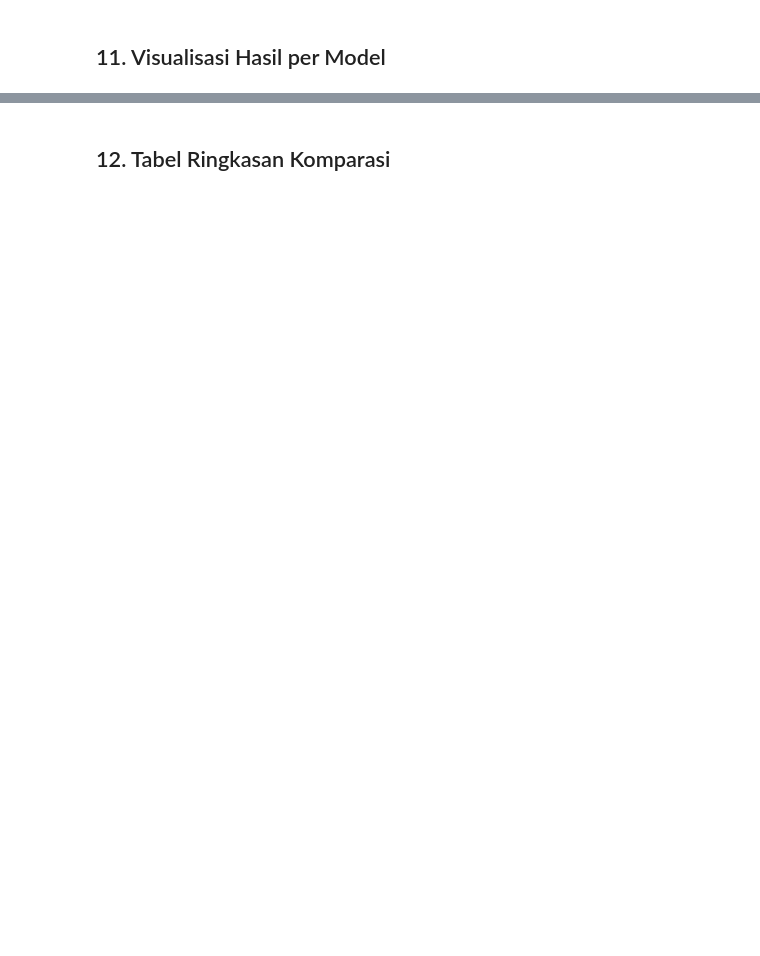
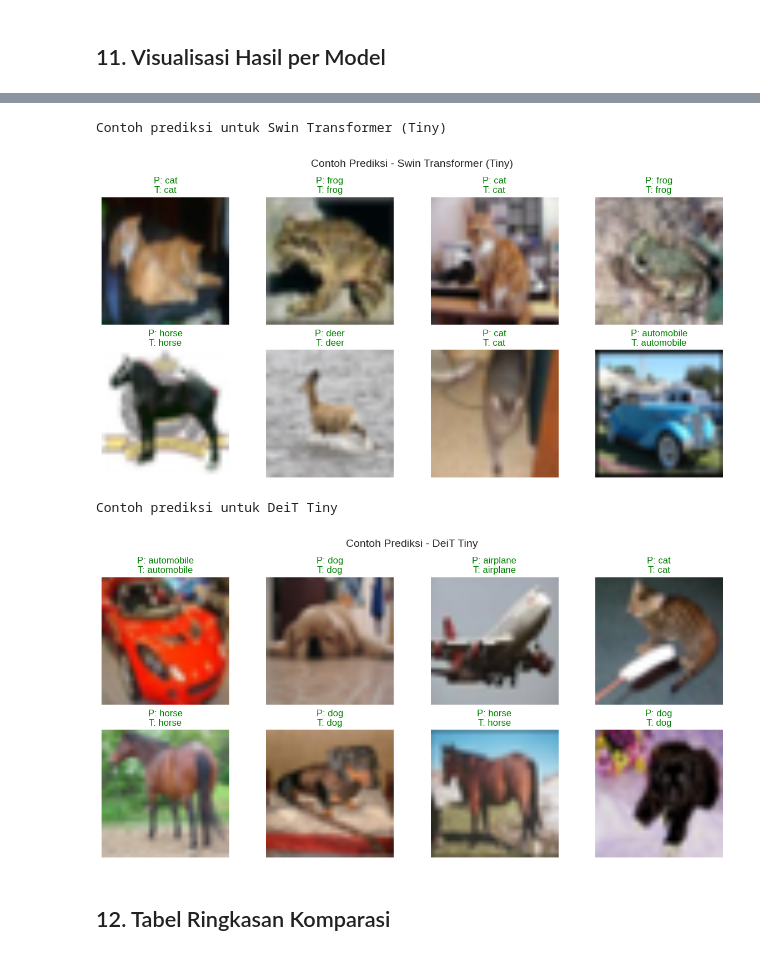
Before and after one commit to crngidlrey/VisionTransformer-Comparison, a Jupyter notebook: VisionTransformer_Comparison.ipynb, the cells around one changed output, grey strips where cells are left out. Drawn from its saved outputs; the diff is of its cells as text; code cells hidden in the pictures; blank space fills up the shorter version.

```diff
--- a/VisionTransformer_Comparison.ipynb
+++ b/VisionTransformer_Comparison.ipynb
@@ -597,2 +594,46 @@ DeiT Tiny
+# %%
+# Langkah 11b - Visualisasi contoh hasil prediksi dari setiap model
+def show_sample_predictions(model_alias: str, num_images: int = 8, dataset=test_dataset) -> None:
+    if model_alias not in experiment_results:
+        raise ValueError(f'Model {model_alias} belum tersedia di experiment_results.')
+    preds = experiment_results[model_alias]["evaluation"]["y_pred"]
+    truths = experiment_results[model_alias]["evaluation"]["y_true"]
+    if len(truths) == 0:
+        print('Belum ada hasil evaluasi untuk model ini.')
+        return
+    num_images = min(num_images, len(truths))
+    indices = random.sample(range(len(truths)), num_images)
+    mean_tensor = torch.tensor(mean).view(3, 1, 1)
+    std_tensor = torch.tensor(std).view(3, 1, 1)
+    cols = min(4, num_images)
+    rows = math.ceil(num_images / cols)
+    fig, axes = plt.subplots(rows, cols, figsize=(cols * 3, rows * 3))
+    axes = np.array(axes).reshape(rows, cols)
+    for ax, idx in zip(axes.flatten(), indices):
+        if idx >= len(dataset):
+            ax.axis('off')
+            continue
+        img, _ = dataset[idx]
+        img = (img * std_tensor + mean_tensor).clamp(0, 1)
+        ax.imshow(img.permute(1, 2, 0))
+        pred_label = CLASS_NAMES[preds[idx]]
+        true_label = CLASS_NAMES[truths[idx]]
+        color = 'green' if pred_label == true_label else 'red'
+        ax.set_title(f'P: {pred_label}\nT: {true_label}', color=color)
+        ax.axis('off')
+    for ax in axes.flatten()[len(indices):]:
+        ax.axis('off')
+    plt.suptitle(f'Contoh Prediksi - {model_alias}', fontsize=14)
+    plt.tight_layout()
+    plt.show()
+
+for alias in experiment_results.keys():
+    print(f'Contoh prediksi untuk {alias}')
+    show_sample_predictions(alias, num_images=8)
+# %% [output]
+Contoh prediksi untuk Swin Transformer (Tiny)
+[figure, added]
+Contoh prediksi untuk DeiT Tiny
+[figure, added]
 # %% [markdown]
 ## 12. Tabel Ringkasan Komparasi
```
Also changed, not shown: parts of 5 cells of this notebook, 2 other files.
